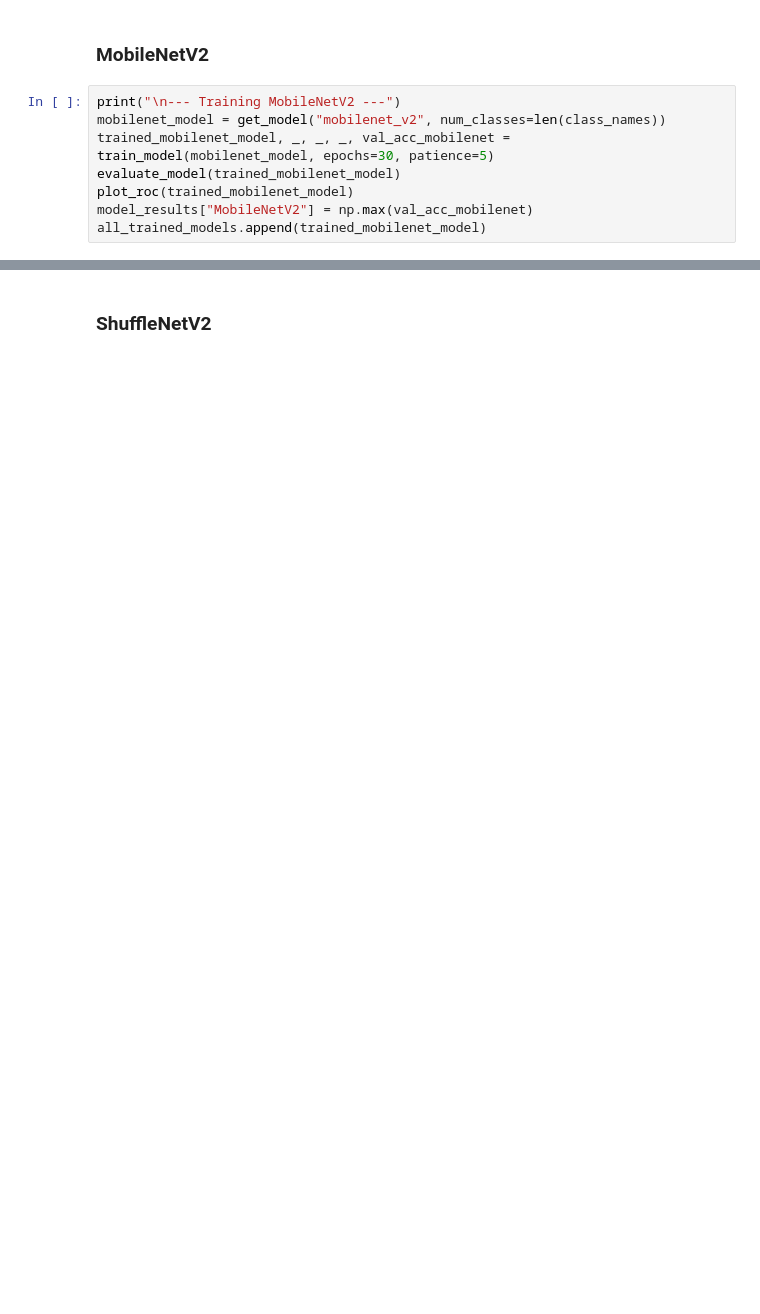
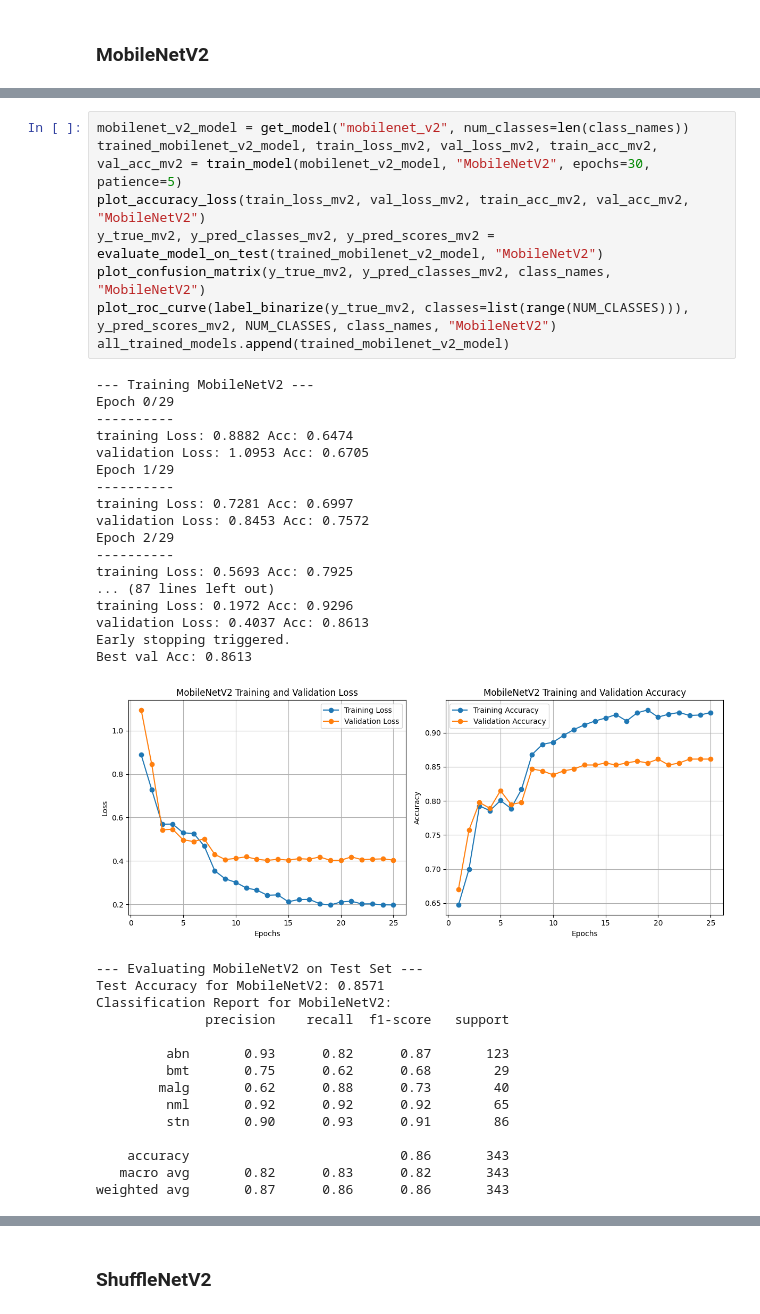
Before and after one commit to Slightsmile/Gallblader-Cancer-Detection-DL, a Jupyter notebook: Gallblader_Cancer.ipynb, the cells around one changed output, grey strips where cells are left out. Drawn from its saved outputs; the diff is of its cells as text; blank space fills up the shorter version.

```diff
--- a/Gallblader_Cancer.ipynb
+++ b/Gallblader_Cancer.ipynb
@@ -373,10 +518,2 @@ weighted avg       0.85      0.85      0.85       689
 # %% [markdown]
 ### MobileNetV2
-# %%
-print("\n--- Training MobileNetV2 ---")
-mobilenet_model = get_model("mobilenet_v2", num_classes=len(class_names))
-trained_mobilenet_model, _, _, _, val_acc_mobilenet = train_model(mobilenet_model, epochs=30, patience=5)
-evaluate_model(trained_mobilenet_model)
-plot_roc(trained_mobilenet_model)
-model_results["MobileNetV2"] = np.max(val_acc_mobilenet)
-all_trained_models.append(trained_mobilenet_model)
@@ -404,0 +520,41 @@ weighted avg       0.85      0.85      0.85       689
+# %%
+mobilenet_v2_model = get_model("mobilenet_v2", num_classes=len(class_names))
+trained_mobilenet_v2_model, train_loss_mv2, val_loss_mv2, train_acc_mv2, val_acc_mv2 = train_model(mobilenet_v2_model, "MobileNetV2", epochs=30, patience=5)
+plot_accuracy_loss(train_loss_mv2, val_loss_mv2, train_acc_mv2, val_acc_mv2, "MobileNetV2")
+y_true_mv2, y_pred_classes_mv2, y_pred_scores_mv2 = evaluate_model_on_test(trained_mobilenet_v2_model, "MobileNetV2")
+plot_confusion_matrix(y_true_mv2, y_pred_classes_mv2, class_names, "MobileNetV2")
+plot_roc_curve(label_binarize(y_true_mv2, classes=list(range(NUM_CLASSES))), y_pred_scores_mv2, NUM_CLASSES, class_names, "MobileNetV2")
+all_trained_models.append(trained_mobilenet_v2_model)
+# %% [output]
+--- Training MobileNetV2 ---
+Epoch 0/29
+----------
+training Loss: 0.8882 Acc: 0.6474
+validation Loss: 1.0953 Acc: 0.6705
+Epoch 1/29
+----------
+training Loss: 0.7281 Acc: 0.6997
+validation Loss: 0.8453 Acc: 0.7572
+Epoch 2/29
+----------
+training Loss: 0.5693 Acc: 0.7925
+... (87 lines left out)
+training Loss: 0.1972 Acc: 0.9296
+validation Loss: 0.4037 Acc: 0.8613
+Early stopping triggered.
+Best val Acc: 0.8613
+[figure, added]
+--- Evaluating MobileNetV2 on Test Set ---
+Test Accuracy for MobileNetV2: 0.8571
+Classification Report for MobileNetV2:
+              precision    recall  f1-score   support
+
+         abn       0.93      0.82      0.87       123
+         bmt       0.75      0.62      0.68        29
+        malg       0.62      0.88      0.73        40
+         nml       0.92      0.92      0.92        65
+         stn       0.90      0.93      0.91        86
+
+    accuracy                           0.86       343
+   macro avg       0.82      0.83      0.82       343
+weighted avg       0.87      0.86      0.86       343
```
Also changed, not shown: parts of 59 cells of this notebook.
